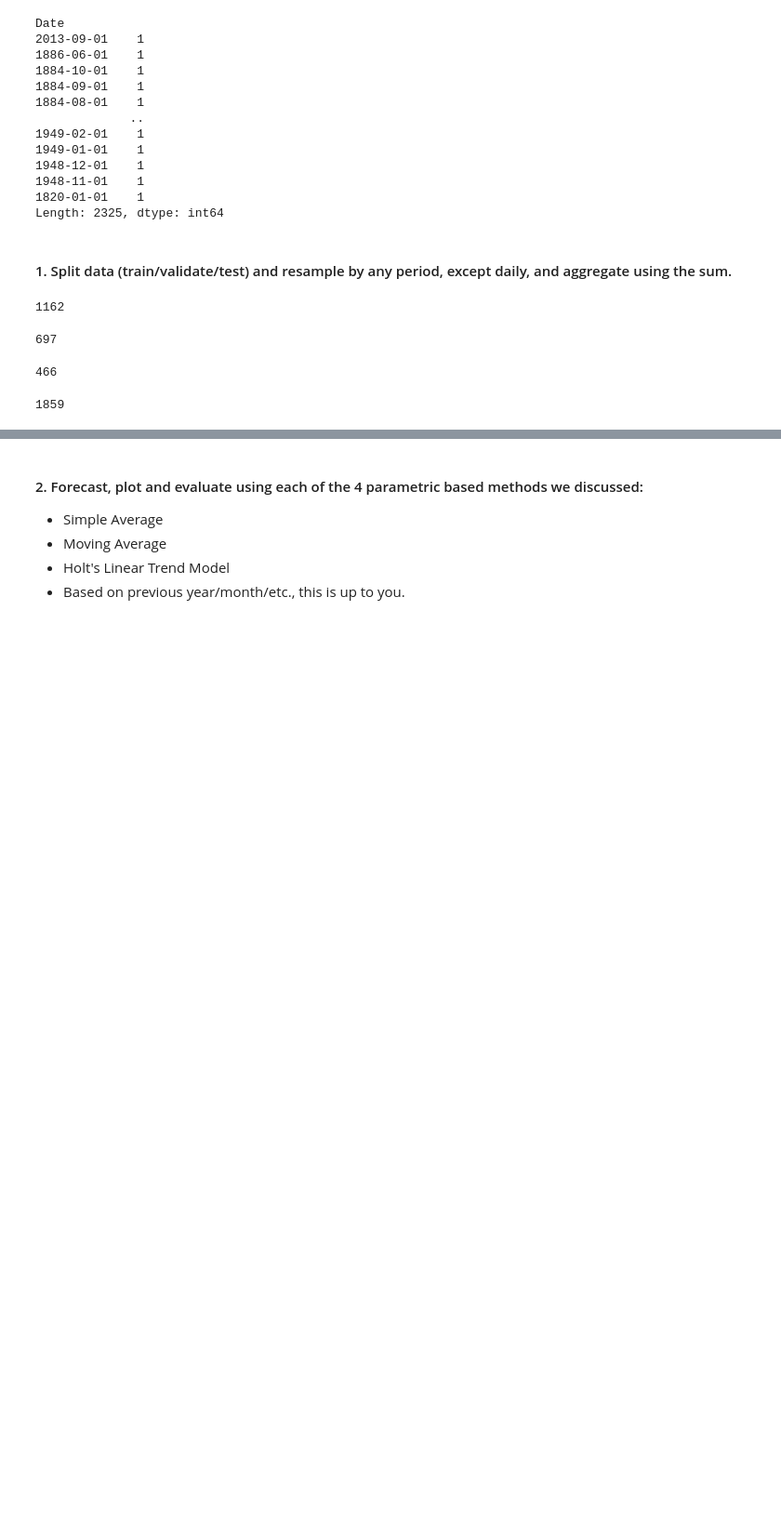
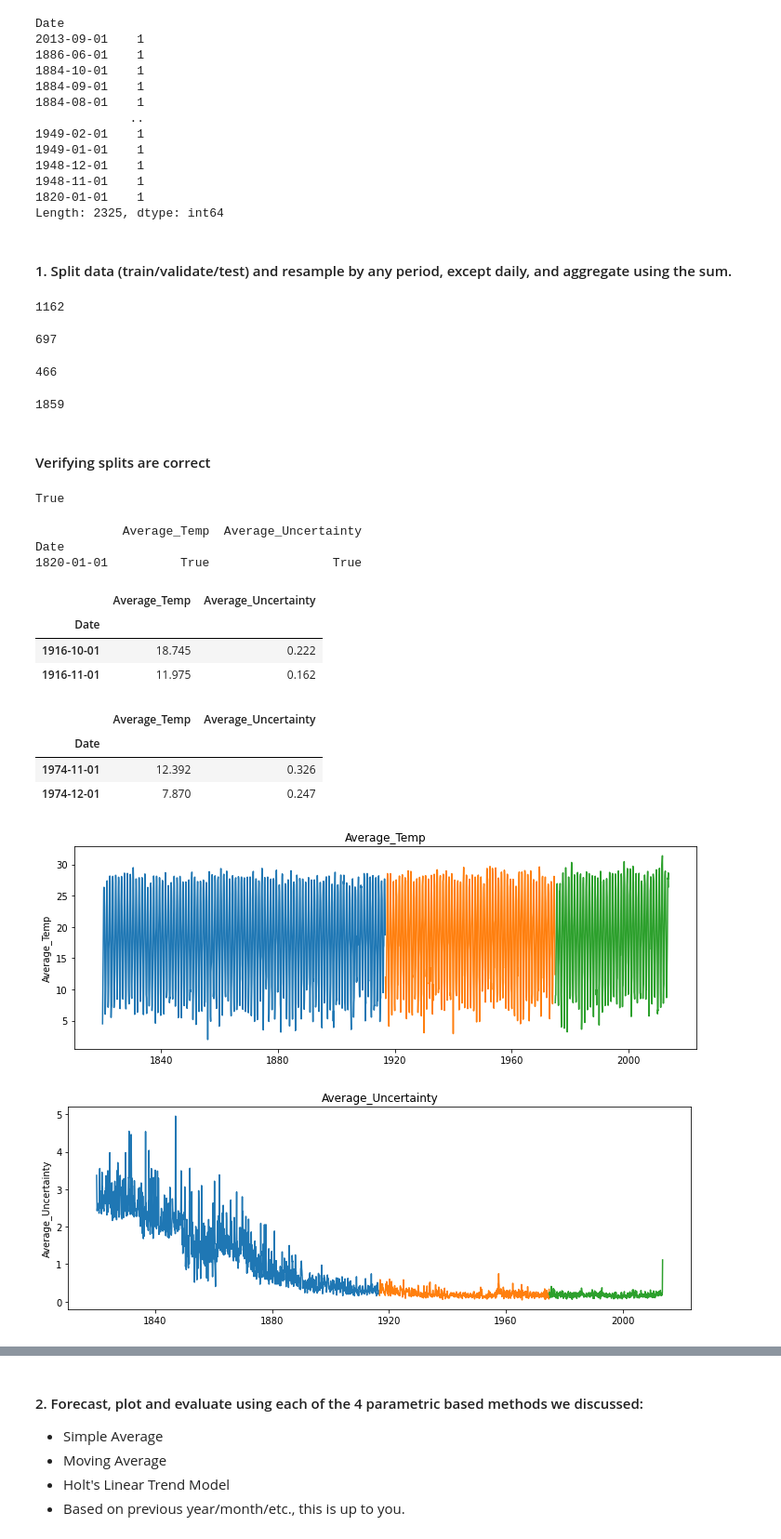
Before and after one commit to barbmarques/time-series-exercises, a Jupyter notebook: Model.ipynb, the cells around one changed output, grey strips where cells are left out. Shown at 93% size. Drawn from its saved outputs; the diff is of its cells as text; code cells hidden in the pictures; blank space fills up the shorter version.

```diff
--- a/Model.ipynb
+++ b/Model.ipynb
@@ -176,3 +179,46 @@ validate = df[train_size:validate_end_index]
 
 # test will include 1859 to the end
 test = df[validate_end_index:]
+# %% [markdown]
+#### Verifying splits are correct
+# %%
+# verifying splits
+print(len(train) + len(validate) + len(test) == len(df))
+# %% [output]
+True
+# %%
+#is first row of df qual to first row of train?
+print(df.head(1) == train.head(1))
+# %% [output]
+            Average_Temp  Average_Uncertainty
+Date
+1820-01-01          True                 True
+# %%
+#Is the last row of train the month before the first row of validate?
+pd.concat([train.tail(1), validate.head(1)])
+# %% [output]
+|  | Average_Temp | Average_Uncertainty |
+| Date |  |  |
+| 1916-10-01 | 18.745 | 0.222 |
+| 1916-11-01 | 11.975 | 0.162 |
+# %%
+#Is the last row of validate the month before the first row of test?
+pd.concat([validate.tail(1), test.head(1)])
+# %% [output]
+|  | Average_Temp | Average_Uncertainty |
+| Date |  |  |
+| 1974-11-01 | 12.392 | 0.326 |
+| 1974-12-01 | 7.870 | 0.247 |
+# %%
+# verifying splits with visualization
+for col in train.columns:
+    plt.figure(figsize=(12,4))
+    plt.plot(train[col])
+    plt.plot(validate[col])
+    plt.plot(test[col])
+    plt.ylabel(col)
+    plt.title(col)
+    plt.show()
+# %% [output]
+[figure, added]
+[figure, added]
```
Also changed, not shown: parts of 105 cells of this notebook.
